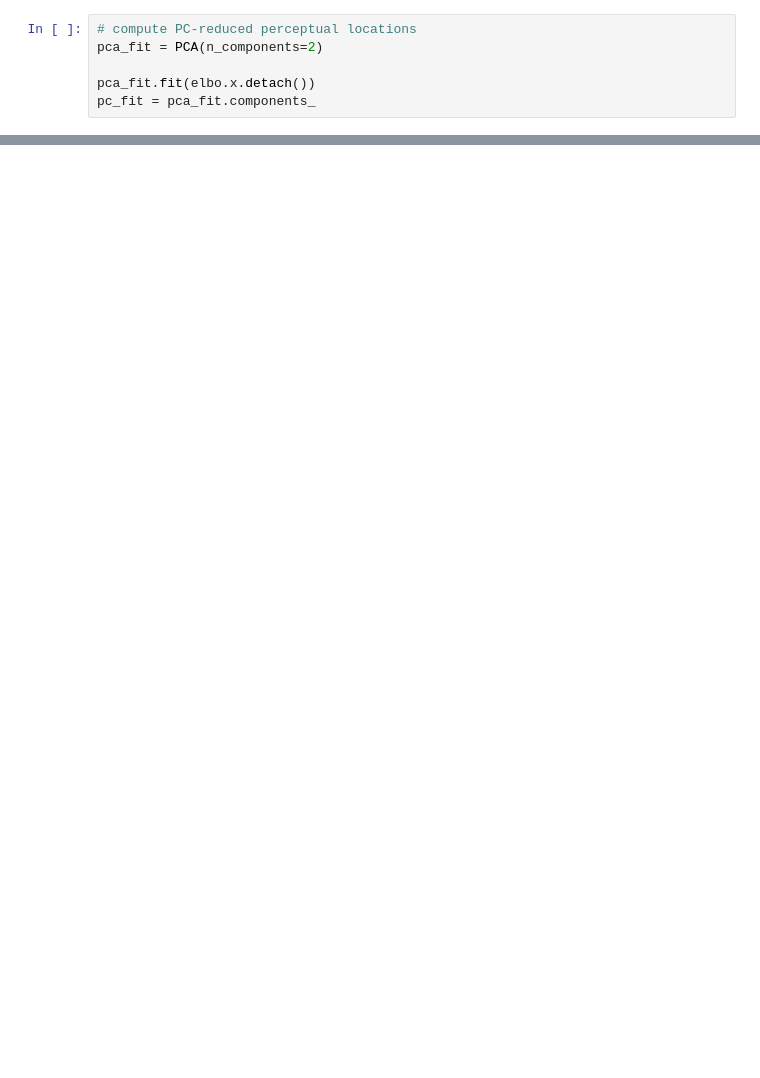
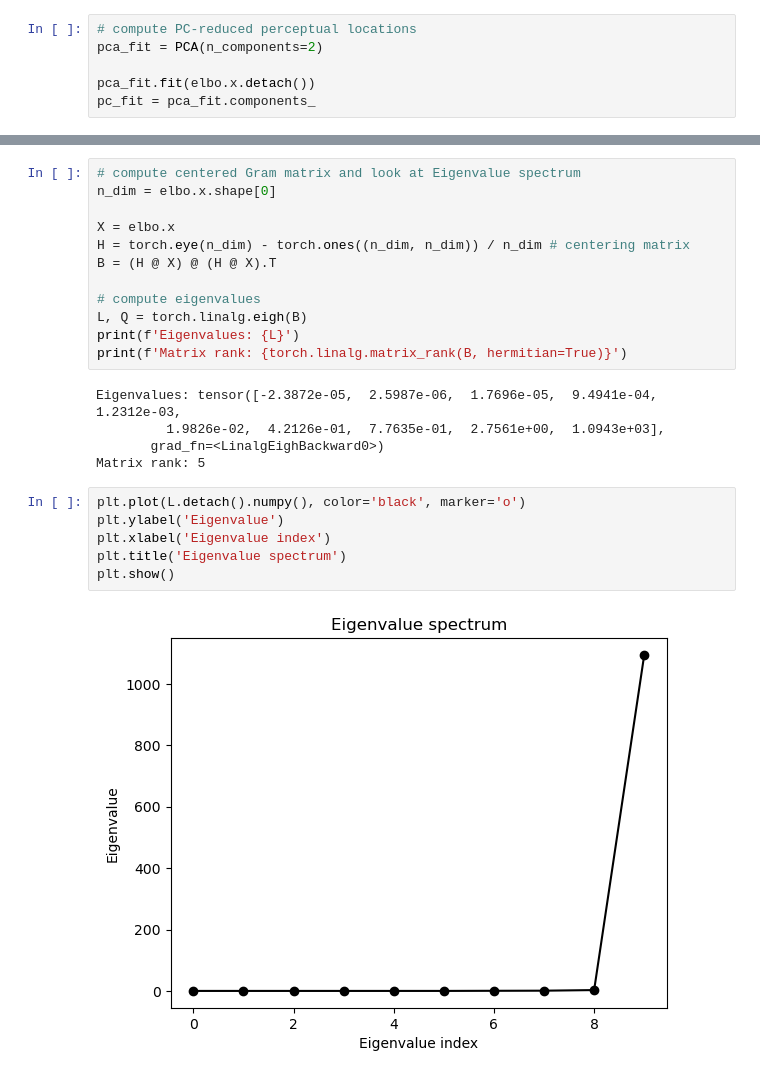
Before and after one commit to nguyen-td/value_manifold, a Jupyter notebook: plot_value_manifolds.ipynb, the cells around one changed output, grey strips where cells are left out. Cells and saved outputs as stored; diff of their text form; blank space fills up the shorter version.

```diff
--- a/plot_value_manifolds.ipynb
+++ b/plot_value_manifolds.ipynb
@@ -59,0 +101,25 @@ array([-0.00127843, -0.00127846, -0.00127846,  0.00915175,  0.00771276,
+# %%
+# compute centered Gram matrix and look at Eigenvalue spectrum
+n_dim = elbo.x.shape[0]
+
+X = elbo.x
+H = torch.eye(n_dim) - torch.ones((n_dim, n_dim)) / n_dim # centering matrix
+B = (H @ X) @ (H @ X).T
+
+# compute eigenvalues
+L, Q = torch.linalg.eigh(B)
+print(f'Eigenvalues: {L}')
+print(f'Matrix rank: {torch.linalg.matrix_rank(B, hermitian=True)}')
+# %% [output]
+Eigenvalues: tensor([-2.3872e-05,  2.5987e-06,  1.7696e-05,  9.4941e-04,  1.2312e-03,
+         1.9826e-02,  4.2126e-01,  7.7635e-01,  2.7561e+00,  1.0943e+03],
+       grad_fn=<LinalgEighBackward0>)
+Matrix rank: 5
+# %%
+plt.plot(L.detach().numpy(), color='black', marker='o')
+plt.ylabel('Eigenvalue')
+plt.xlabel('Eigenvalue index')
+plt.title('Eigenvalue spectrum')
+plt.show()
+# %% [output]
+[figure, added]
```
Also changed, not shown: parts of 9 cells of this notebook, 1 other file.
